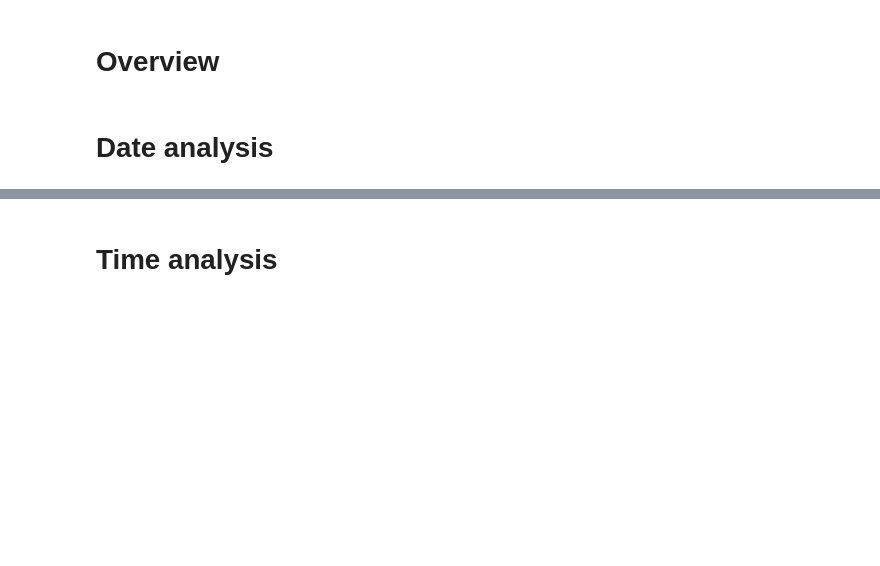
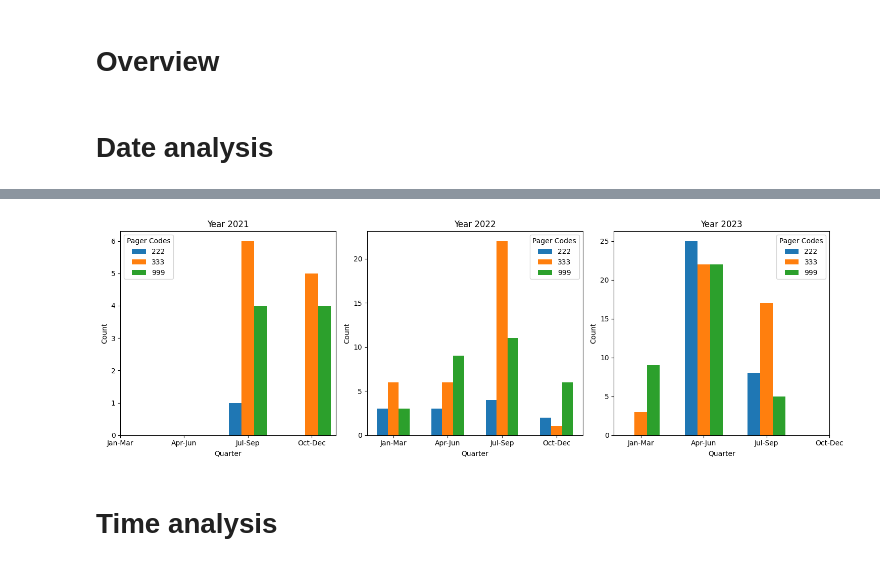
Before and after one commit to rhyslwells/LLRB, a Jupyter notebook: notebooks/analysis.ipynb, the cells around one changed output, grey strips where cells are left out. Cells and saved outputs as stored; diff of their text form; code cells hidden in the pictures; blank space fills up the shorter version.

```diff
--- a/notebooks/analysis.ipynb
+++ b/notebooks/analysis.ipynb
@@ -30,3 +37,55 @@ number of callouts in a given year /quarter.
+# %%
+# Define function to count codes separately
+def count_codes_222(series):
+    return (series == 222).sum()
+
+def count_codes_333(series):
+    return (series == 333).sum()
+
+def count_codes_999(series):
+    return (series == 999).sum()
+
+# Group by year and quarter and count codes separately
+df_grouped = df.groupby(['year', 'quarter'])
+counts_222 = df_grouped['pager_code'].apply(count_codes_222).reset_index(name='count_222')
+counts_333 = df_grouped['pager_code'].apply(count_codes_333).reset_index(name='count_333')
+counts_999 = df_grouped['pager_code'].apply(count_codes_999).reset_index(name='count_999')
+# %%
+# Define a mapping for quarters
+quarter_labels = {
+    1: 'Jan-Mar',
+    2: 'Apr-Jun',
+    3: 'Jul-Sep',
+    4: 'Oct-Dec'
+}
+
+color_mapping = {222: 'yellow', 333: 'green', 999: 'red'}
+
+
+# Plotting all graphs together
+fig, axes = plt.subplots(nrows=1, ncols=3, figsize=(15, 5))
+
+for idx, year in enumerate(counts_222['year'].unique()):
+    df_year_222 = counts_222[counts_222['year'] == year]
+    df_year_333 = counts_333[counts_333['year'] == year]
+    df_year_999 = counts_999[counts_999['year'] == year]
+
+    ax = axes[idx]
+    ax.bar(df_year_222['quarter'] - 0.2, df_year_222['count_222'], width=0.2, label='222')
+    ax.bar(df_year_333['quarter'], df_year_333['count_333'], width=0.2, label='333')
+    ax.bar(df_year_999['quarter'] + 0.2, df_year_999['count_999'], width=0.2, label='999')
+
+    ax.set_title(f'Year {year}')
+    ax.set_xlabel('Quarter')
+    ax.set_ylabel('Count')
+    ax.legend(title='Pager Codes')
+    ax.set_xticks(range(1, 5))
+    ax.set_xticklabels([quarter_labels[q] for q in range(1, 5)])
+
+plt.tight_layout()
+plt.show()
+# %% [output]
+[figure, added]
 # %% [markdown]
 
 # Time analysis
```
Also changed, not shown: parts of 36 cells of this notebook, 2 other files.
